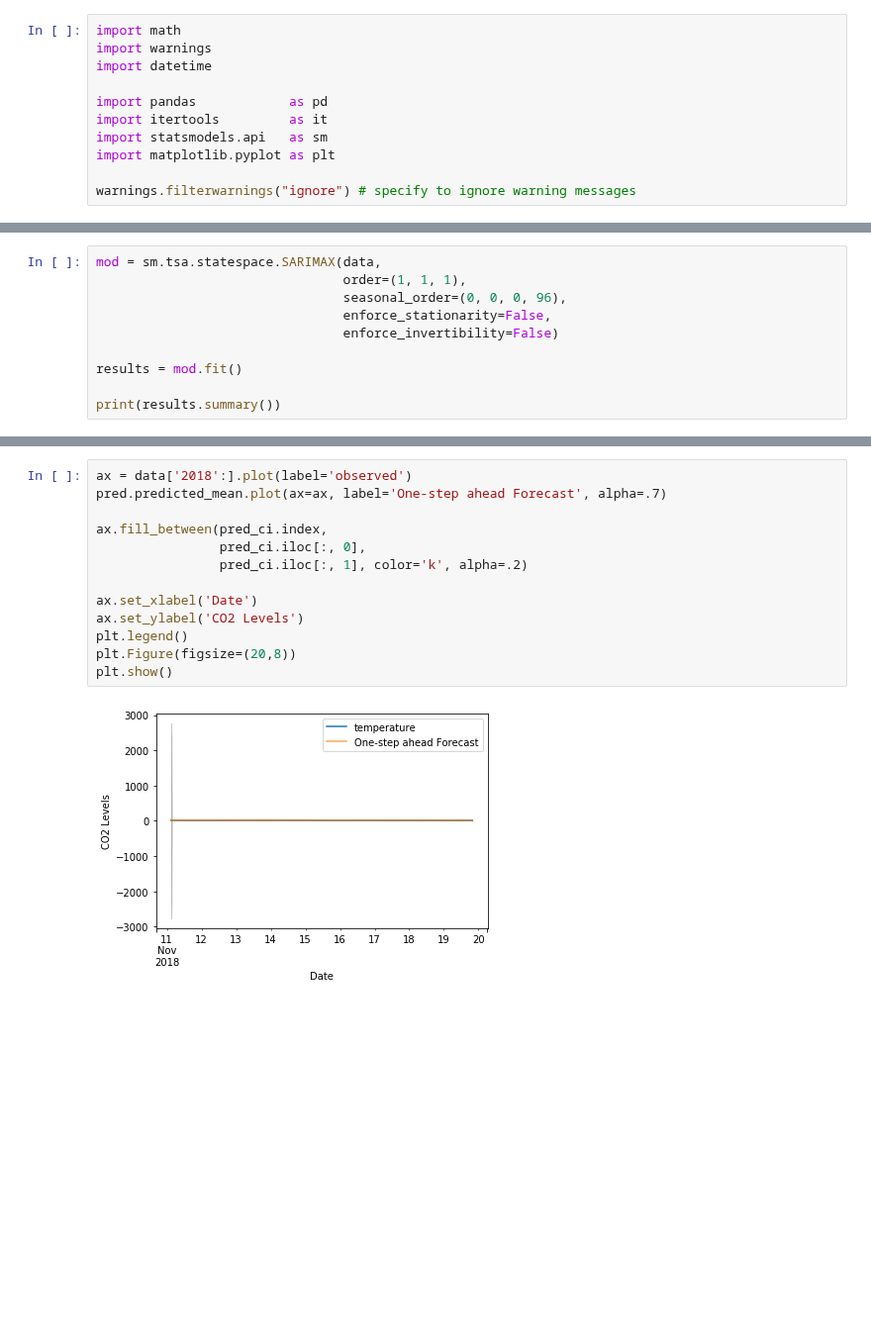
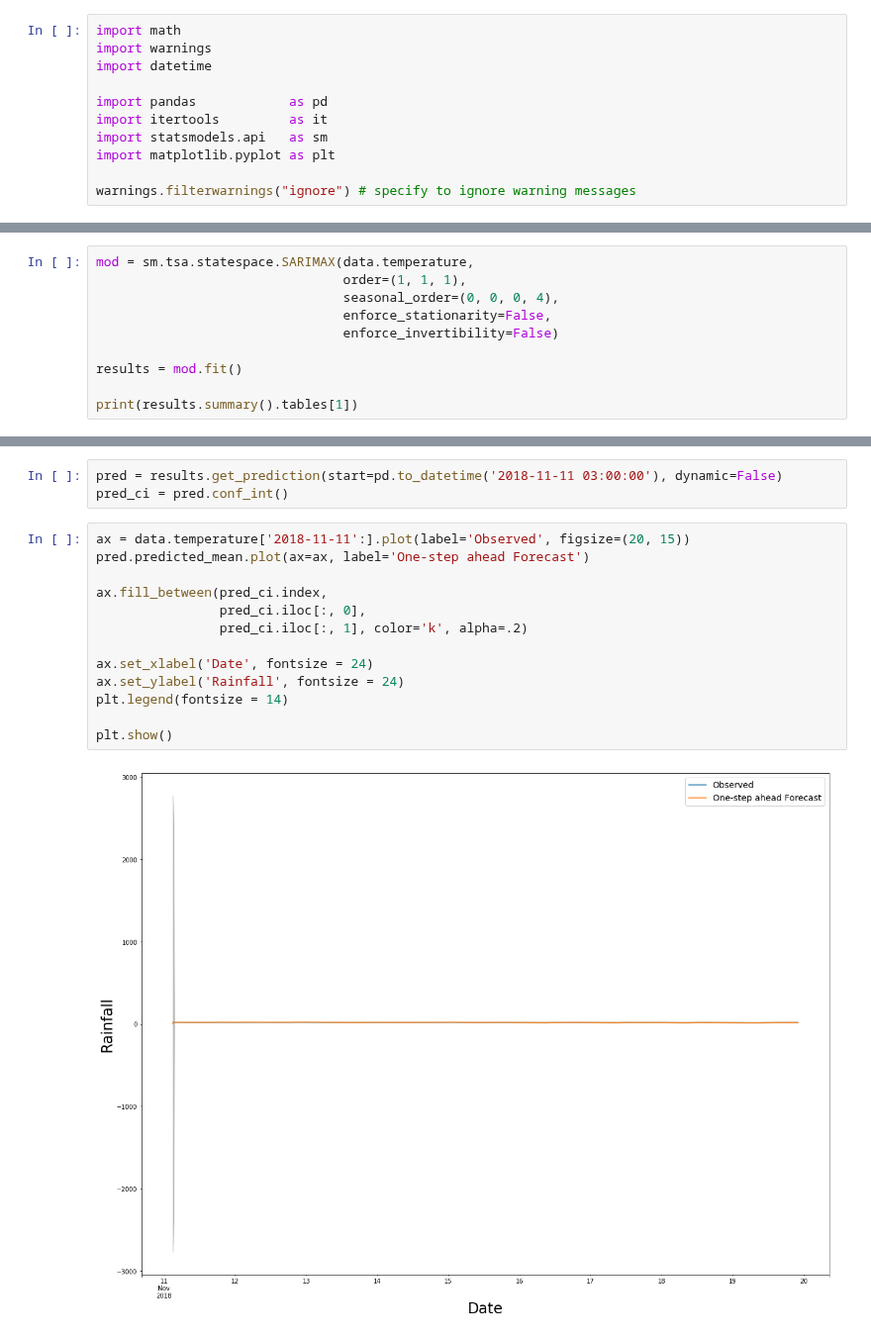
Before and after one commit to bryanhonof/Smart-Systems-Assignment-1, a Jupyter notebook: Python/5_fitting_and_predicting.ipynb, the cells around one changed output, grey strips where cells are left out. Shown at 99% size. Cells and saved outputs as stored; diff of their text form; blank space fills up the shorter version.

```diff
--- a/Python/5_fitting_and_predicting.ipynb
+++ b/Python/5_fitting_and_predicting.ipynb
@@ -80,11 +58,11 @@ data
 # %%
-mod = sm.tsa.statespace.SARIMAX(data,
+mod = sm.tsa.statespace.SARIMAX(data.temperature,
                                 order=(1, 1, 1),
-                                seasonal_order=(0, 0, 0, 96),
+                                seasonal_order=(0, 0, 0, 4),
                                 enforce_stationarity=False,
                                 enforce_invertibility=False)
 
 results = mod.fit()
 
-print(results.summary())
+print(results.summary().tables[1])
 # %% [output]
@@ -133,15 +81,18 @@ pred_ci.head()
+# %%
+pred = results.get_prediction(start=pd.to_datetime('2018-11-11 03:00:00'), dynamic=False)
+pred_ci = pred.conf_int()
 # %%
-ax = data['2018':].plot(label='observed')
-pred.predicted_mean.plot(ax=ax, label='One-step ahead Forecast', alpha=.7)
+ax = data.temperature['2018-11-11':].plot(label='Observed', figsize=(20, 15))
+pred.predicted_mean.plot(ax=ax, label='One-step ahead Forecast')
 
 ax.fill_between(pred_ci.index,
                 pred_ci.iloc[:, 0],
                 pred_ci.iloc[:, 1], color='k', alpha=.2)
 
-ax.set_xlabel('Date')
-ax.set_ylabel('CO2 Levels')
-plt.legend()
-plt.Figure(figsize=(20,8))
+ax.set_xlabel('Date', fontsize = 24)
+ax.set_ylabel('Rainfall', fontsize = 24)
+plt.legend(fontsize = 14)
+
 plt.show()
 # %% [output]
-[figure, old version]
+[figure, new version]
```
Also changed, not shown: parts of 8 cells of this notebook, 2 other files.
